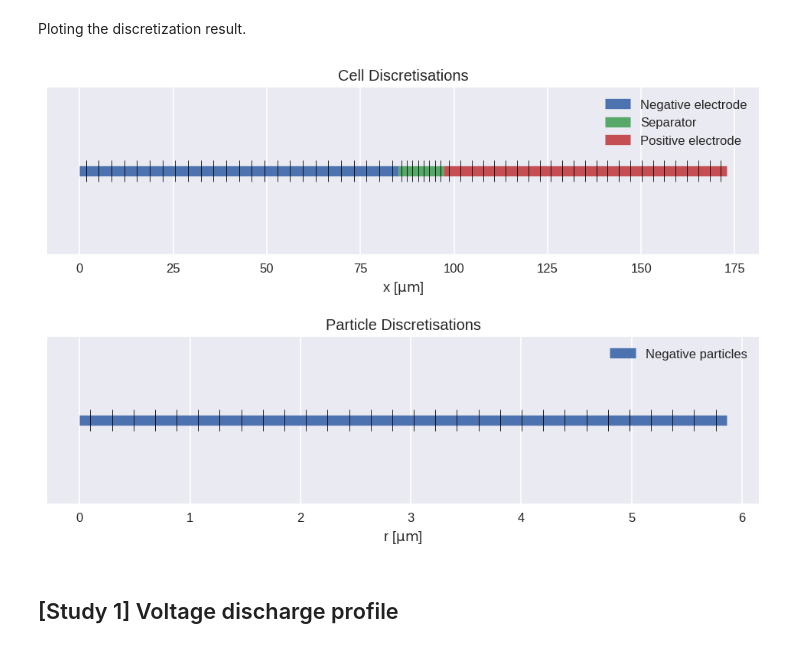
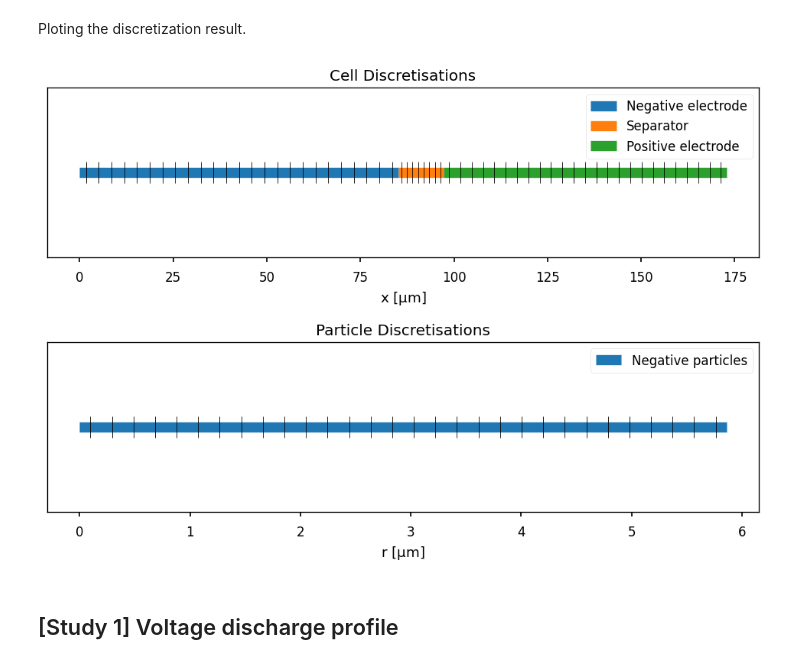
Before and after one commit to paolodeangelis/Energy_storage, a Jupyter notebook: 2-Hands-on_LIB_modelling.ipynb, the cells around one changed output. Drawn from its saved outputs; the diff is of its cells as text; code cells hidden in the pictures.

```diff
--- a/2-Hands-on_LIB_modelling.ipynb
+++ b/2-Hands-on_LIB_modelling.ipynb
@@ -32,7 +78,7 @@ import pybamm
 from scipy.integrate import trapz
 from scipy.interpolate import interp1d
 
-plt.style.use("seaborn")
+plt.style.use("seaborn-v0_8-notebook")
 # %% [markdown]
 ## Model definition
 # %% [markdown]
@@ -171,7 +209,7 @@ r_ne = param["Negative particle radius [m]"]
 fig = plt.figure(figsize=(10, 6), dpi=120)
 m2um = 1e6
 
-with plt.style.context("seaborn"):
+with plt.style.context("seaborn-v0_8-notebook"):
     ax_x = fig.add_subplot(211)
     ax_r = fig.add_subplot(212)
     plt.subplots_adjust(hspace=0.5)
@@ -188,7 +226,7 @@ with plt.style.context("seaborn"):
         )
         start += t
     ax_x.scatter(
-        x * t_cell * m2um,
+        x * m2um,
         np.zeros(len(x)),
         marker="|",
         color="k",
@@ -196,35 +234,35 @@ with plt.style.context("seaborn"):
         s=300,
         zorder=10,
     )
     ax_r.plot(
         np.r_[0, r_ne] * m2um,
         [0, 0],
         label="Negative particles",
         lw=8,
         solid_capstyle="butt",
     )
     ax_r.scatter(
-        r * r_ne * m2um,
+        r * m2um,
         np.zeros(len(r)),
         marker="|",
         color="k",
         lw=0.5,
         s=300,
         zorder=10,
     )
     ax_x.set_xlabel(r"x [$\mathrm{\mu m}$]")
     ax_x.set_ylabel(r"y [$\mathrm{\mu m}$]")
     ax_x.get_yaxis().set_visible(False)
     ax_x.legend()
     ax_x.set_title("Cell Discretisations")
     ax_r.set_xlabel(r"r [$\mathrm{\mu m}$]")
     ax_r.get_yaxis().set_visible(False)
     ax_r.legend()
     ax_r.set_title("Particle Discretisations")
 
 plt.show()
 # %% [output]
-[figure, old version]
+[figure, new version]
 # %% [markdown]
 ## [Study 1] Voltage discharge profile
 # %% [markdown]
```
Also changed, not shown: parts of 43 cells of this notebook, 1 other file.
